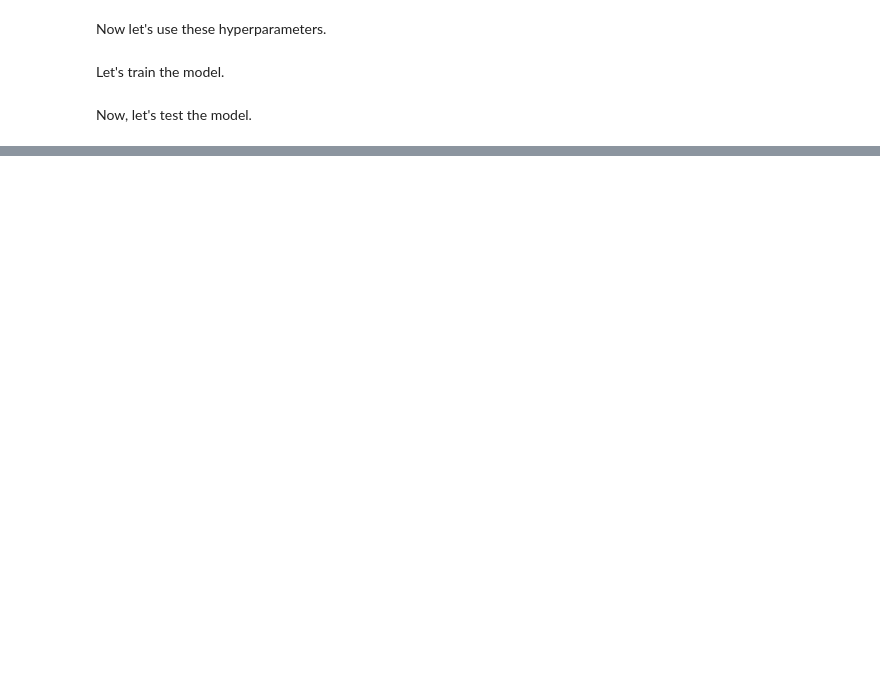
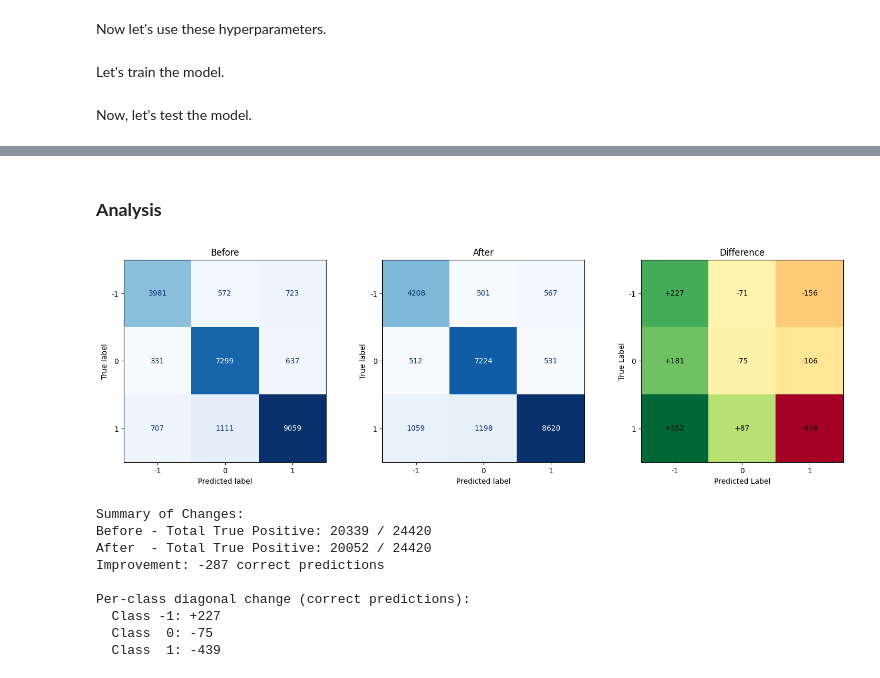
Before and after one commit to OutForMilks/STINTSY-Order-of-Erin, a Jupyter notebook: notebooks/nn.ipynb, the cells around one changed output, grey strips where cells are left out. Drawn from its saved outputs; the diff is of its cells as text; code cells hidden in the pictures; blank space fills up the shorter version.

```diff
--- a/notebooks/nn.ipynb
+++ b/notebooks/nn.ipynb
@@ -495,14 +508,14 @@ for key, val in BEST_MODEL.params.items():
 Now let's use these hyperparameters.
 # %%
 n_hidden_layers   = 2
-neurons_in_hidden = 32
-dropout           = 0.2
+neurons_in_hidden = 38
+dropout           = 0.32
 epoch             = 5
 batch_size        = 32
-learning_rate     = 1e-3
-weight_decay      = 1e-5
+learning_rate     = 1.35e-3
+weight_decay      = 1.95e-5
 
-BASE_BEST_MODEL = MyLittlePony(
+BEST_BAL_MODEL = MyLittlePony(
     vocab_size        = TRAIN_BAL.vocab_size,
     neurons_in_hidden = neurons_in_hidden,
     n_hidden_layers   = n_hidden_layers,
@@ -511,7 +524,7 @@ BASE_BEST_MODEL = MyLittlePony(
 
 CRITERION = nn.CrossEntropyLoss()
 OPTIMIZER = torch.optim.Adam(
-    BASE_BEST_MODEL.parameters(),
+    BEST_BAL_MODEL.parameters(),
     lr           = learning_rate,
     weight_decay = weight_decay
 )
@@ -529,8 +542,8 @@ BASE_BEST_MODEL_TRAIN = train(
 # %% [markdown]
 Now, let's test the model.
 # %%
-BASE_BEST_MODEL_TEST = validate(
-    model      = BASE_BEST_MODEL,
+BEST_BAL_MODEL_TEST = validate(
+    model      = BEST_BAL_MODEL,
     val_loader = DataLoader(TEST, batch_size=batch_size, shuffle=False),
     device     = DEVICE,
 )
@@ -552,0 +595,15 @@ F1:     {BASE_BEST_MODEL_TEST.f1_macro:.4f}
+# %% [markdown]
+### **Analysis**
+# %%
+comparative_confusion_matrix(BASE_BAL_MODEL_TEST.confusion_matrix, BEST_BAL_MODEL_TEST.confusion_matrix)
+# %% [output]
+[figure, added]
+Summary of Changes:
+Before - Total True Positive: 20339 / 24420
+After  - Total True Positive: 20052 / 24420
+Improvement: -287 correct predictions
+
+Per-class diagonal change (correct predictions):
+  Class -1: +227
+  Class  0: -75
+  Class  1: -439
```
Also changed, not shown: parts of 17 cells of this notebook.
